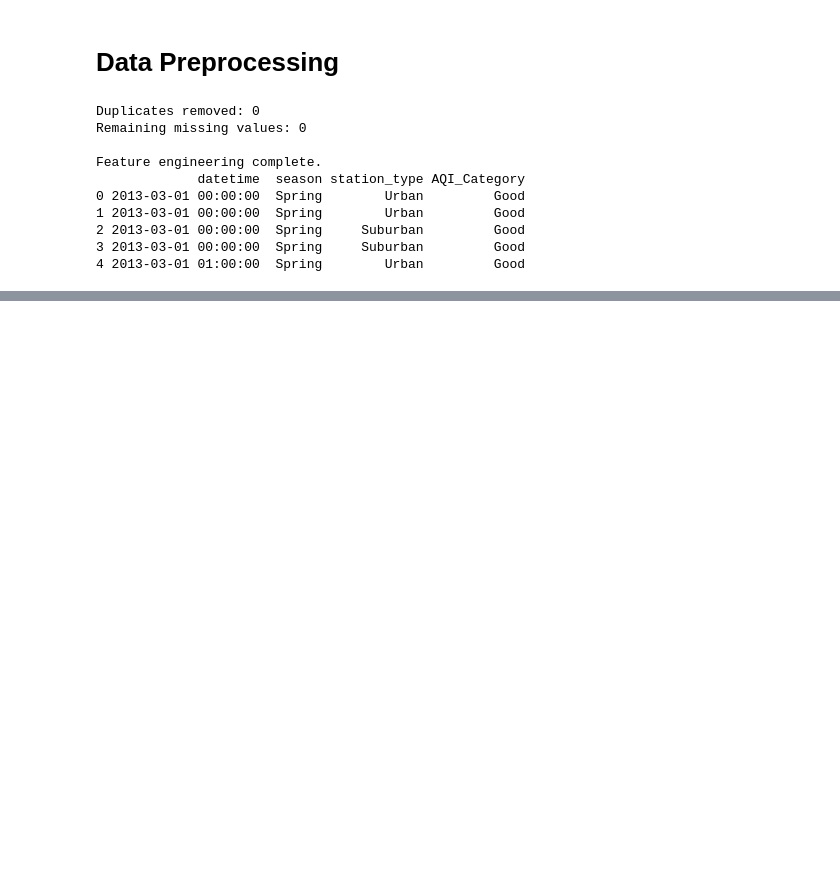
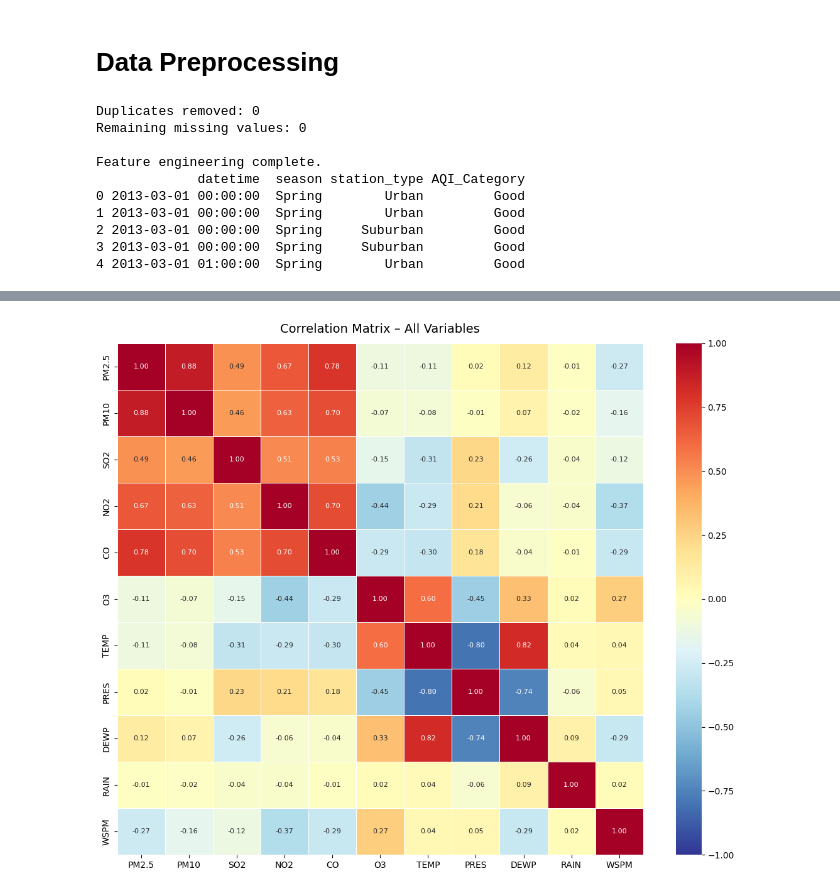
Before and after one commit to jaiprasathalexander-creator/CMP7005-AirQuality, a Jupyter notebook: CMP7005_parc1.ipynb, the cells around one changed output, grey strips where cells are left out. Saved outputs shown, nothing was run; the diff lists cells and outputs as text; code cells hidden in the pictures; blank space fills up the shorter version.

```diff
--- a/CMP7005_parc1.ipynb
+++ b/CMP7005_parc1.ipynb
@@ -208,0 +254,14 @@ Feature engineering complete.
+# %%
+# ── Multivariate: Correlation Heatmap ────────────────────────────────────
+cols_corr = ['PM2.5','PM10','SO2','NO2','CO','O3','TEMP','PRES','DEWP','RAIN','WSPM']
+corr_mat  = df[cols_corr].corr()
+
+fig, ax = plt.subplots(figsize=(11, 9))
+sns.heatmap(corr_mat, annot=True, fmt='.2f', cmap='RdYlBu_r',
+            linewidths=0.5, ax=ax, annot_kws={'size':8}, vmin=-1, vmax=1)
+ax.set_title('Correlation Matrix – All Variables', fontsize=14, pad=12)
+plt.tight_layout()
+plt.savefig('correlation_heatmap.png', dpi=120, bbox_inches='tight')
+plt.show()
+# %% [output]
+[figure, added]
```
Also changed, not shown: parts of 6 cells of this notebook.
